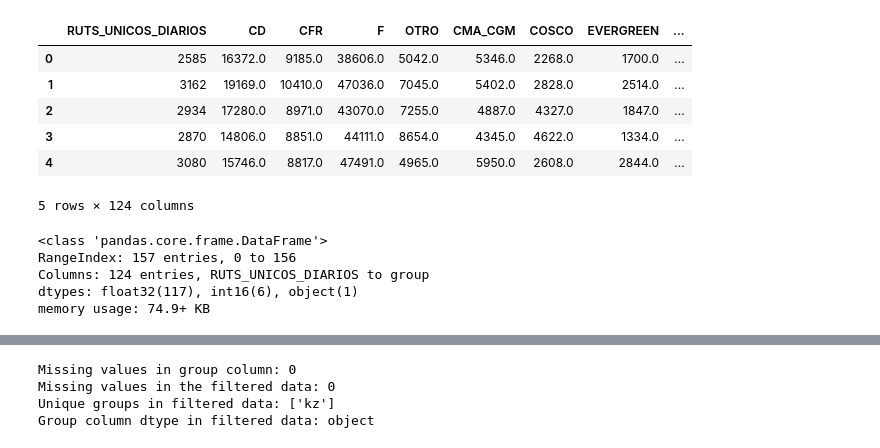
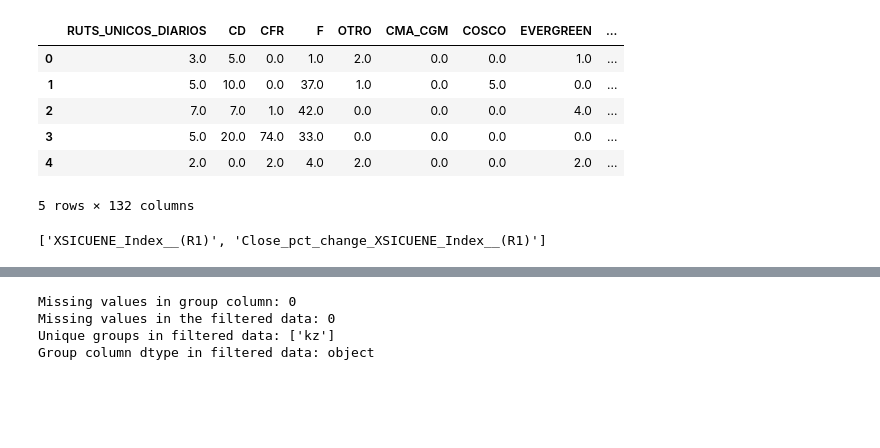
Before and after one commit to jpm0112/shippingNN, a Jupyter notebook: notebooks/tft.ipynb, the cells around one changed output, grey strips where cells are left out. Drawn from its saved outputs; the diff is of its cells as text; code cells hidden in the pictures; blank space fills up the shorter version.

```diff
--- a/notebooks/tft.ipynb
+++ b/notebooks/tft.ipynb
@@ -26,41 +26,37 @@ plt.style.use(
     "https://raw.githubusercontent.com/emaldonadocruz/Publication_figure_style/master/Publication_figure_style.mplstyle"
 )
 # %%
-data = pd.read_csv("../proc/test_final_kz.csv")
+data = pd.read_csv("../data/proc/test_final_kz.csv")
 data["FECHA"] = pd.to_datetime(data["FECHA"] + "-5", format="%Y-%W-%w")
 data.sort_values("FECHA", inplace=True)
 data["time_idx"] = data.index + 1
 data = data.rename(columns=lambda x: x.replace(".", "_"))
 # replace spaces with underscores in column names
 data.columns = data.columns.str.replace(" ", "_", regex=False)
 # simple known-future calendar features (always available)
 data["dow"] = data["FECHA"].dt.weekday.astype(int)
 data["month"] = data["FECHA"].dt.month.astype(int)
 data["group"] = "kz"
 data["time_idx"] = data.groupby("group").cumcount()
 data = data.drop(columns=["FECHA"])
 data[data.select_dtypes(include=["int"]).columns] = data.select_dtypes(
     include=["int"]
 ).astype("int16")
 data[data.select_dtypes(include=["float"]).columns] = data.select_dtypes(
     include=["float"]
 ).astype("float32")
 data.head()
 # %% [output]
 |  | RUTS_UNICOS_DIARIOS | CD | CFR | F | OTRO | CMA_CGM | COSCO | EVERGREEN | ... |
-| 0 | 2585 | 16372.0 | 9185.0 | 38606.0 | 5042.0 | 5346.0 | 2268.0 | 1700.0 | ... |
-| 1 | 3162 | 19169.0 | 10410.0 | 47036.0 | 7045.0 | 5402.0 | 2828.0 | 2514.0 | ... |
-| 2 | 2934 | 17280.0 | 8971.0 | 43070.0 | 7255.0 | 4887.0 | 4327.0 | 1847.0 | ... |
-| 3 | 2870 | 14806.0 | 8851.0 | 44111.0 | 8654.0 | 4345.0 | 4622.0 | 1334.0 | ... |
-| 4 | 3080 | 15746.0 | 8817.0 | 47491.0 | 4965.0 | 5950.0 | 2608.0 | 2844.0 | ... |
+| 0 | 3.0 | 5.0 | 0.0 | 1.0 | 2.0 | 0.0 | 0.0 | 1.0 | ... |
+| 1 | 5.0 | 10.0 | 0.0 | 37.0 | 1.0 | 0.0 | 5.0 | 0.0 | ... |
+| 2 | 7.0 | 7.0 | 1.0 | 42.0 | 0.0 | 0.0 | 0.0 | 4.0 | ... |
+| 3 | 5.0 | 20.0 | 74.0 | 33.0 | 0.0 | 0.0 | 0.0 | 0.0 | ... |
+| 4 | 2.0 | 0.0 | 2.0 | 4.0 | 2.0 | 0.0 | 0.0 | 2.0 | ... |
-5 rows × 124 columns
+5 rows × 132 columns
 # %%
-data.info()
+[x for x in data.columns if "XSICUENE" in x]
 # %% [output]
-<class 'pandas.core.frame.DataFrame'>
-RangeIndex: 157 entries, 0 to 156
-Columns: 124 entries, RUTS_UNICOS_DIARIOS to group
-dtypes: float32(117), int16(6), object(1)
-memory usage: 74.9+ KB
+['XSICUENE_Index__(R1)', 'Close_pct_change_XSICUENE_Index__(R1)']
 # %%
 max_encoder_length = 8
```
Also changed, not shown: parts of 12 cells of this notebook, 49 other files.
